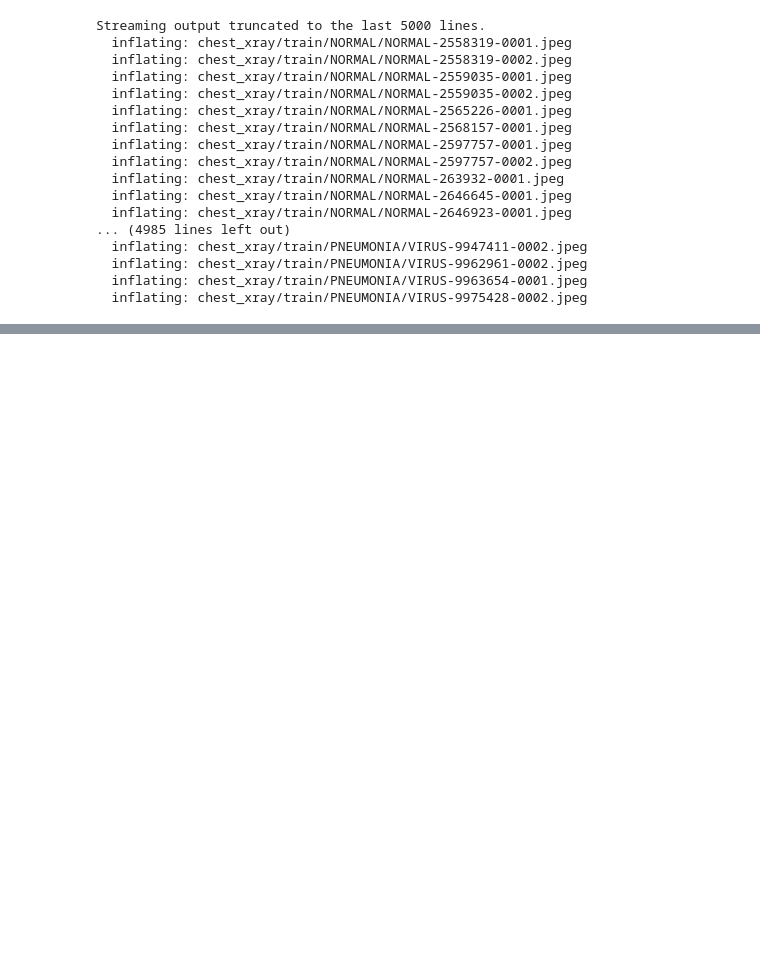
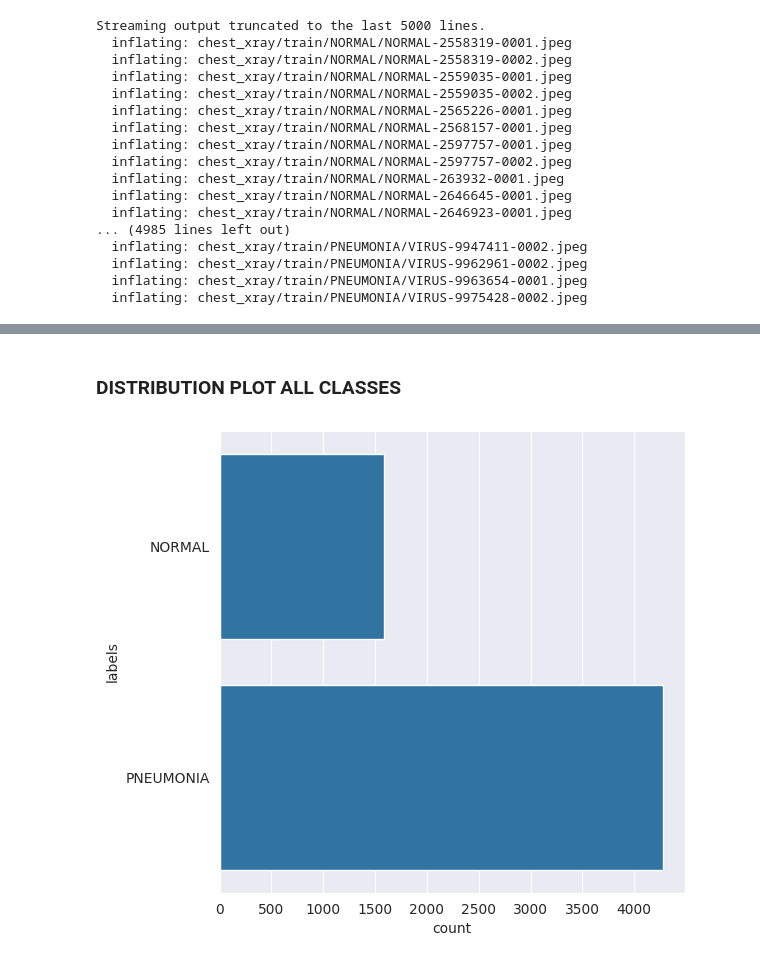
Before and after one commit to rfaoktvian/XRay_Classification_Pijak, a Jupyter notebook: XRay_Classification_Dicoding_Project.ipynb, the cells around one changed output, grey strips where cells are left out. Saved outputs shown, nothing was run; the diff lists cells and outputs as text; code cells hidden in the pictures; blank space fills up the shorter version.

```diff
--- a/XRay_Classification_Dicoding_Project.ipynb
+++ b/XRay_Classification_Dicoding_Project.ipynb
@@ -96,0 +156,27 @@ Streaming output truncated to the last 5000 lines.
+# %% [markdown]
+### DISTRIBUTION PLOT ALL CLASSES
+# %%
+# Define source path
+lung_path = "chest_xray/dataset/"
+
+# Create a list that stores data for each filenames, filepaths, and labels in the data
+file_name = []
+labels = []
+full_path = []
+
+# Get data image filenames, filepaths, labels one by one with looping, and store them as dataframe
+for path, subdirs, files in os.walk(lung_path):
+    for name in files:
+        full_path.append(os.path.join(path, name))
+        labels.append(path.split('/')[-1])
+        file_name.append(name)
+
+distribution_train = pd.DataFrame({"path":full_path,'file_name':file_name,"labels":labels})
+
+# Plot the distribution of images across the classes
+Label = distribution_train['labels']
+plt.figure(figsize = (6,6))
+sns.set_style("darkgrid")
+plot_data = sns.countplot(Label)
+# %% [output]
+[figure, added]
```
Also changed, not shown: parts of 8 cells of this notebook.
